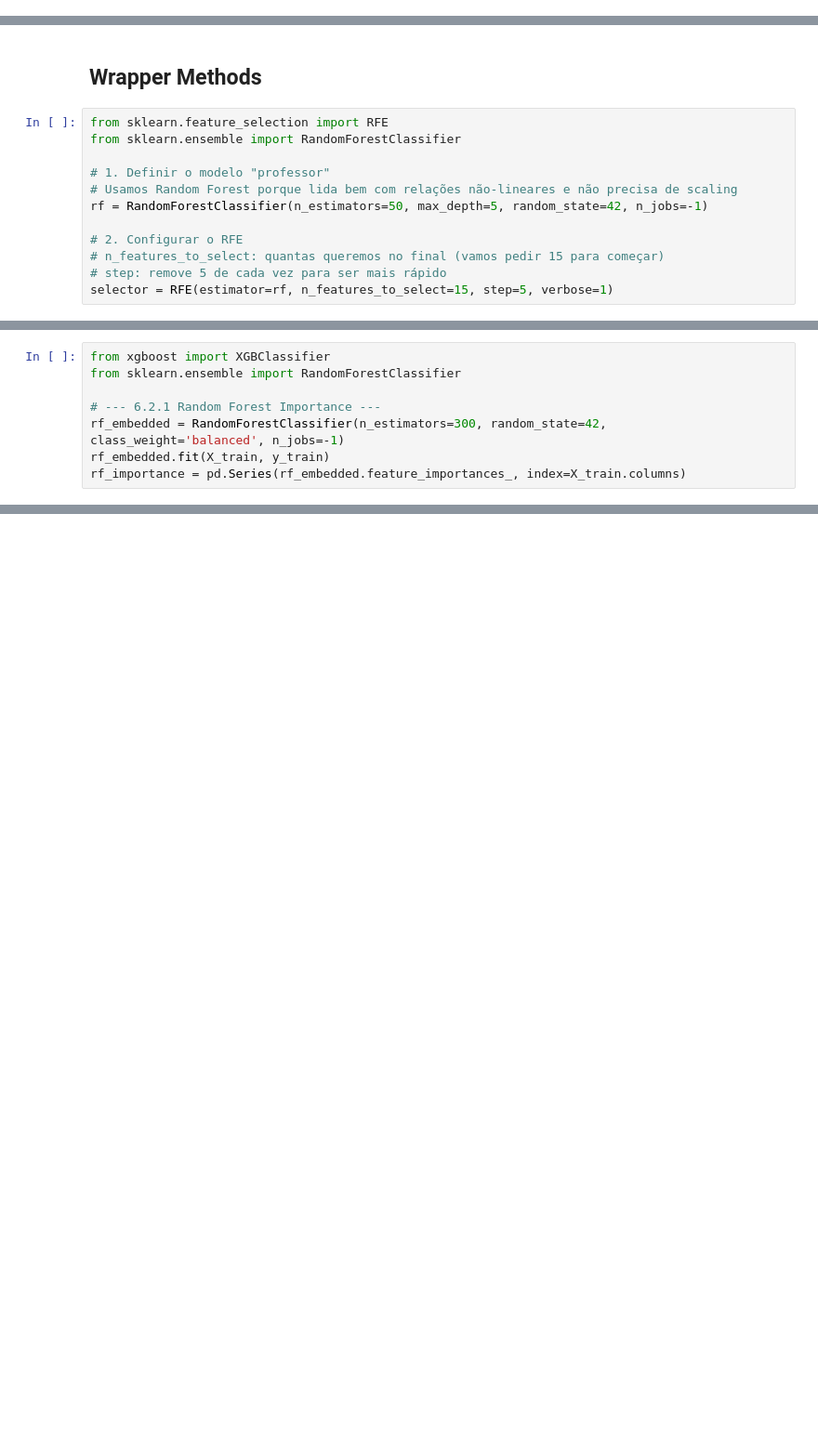
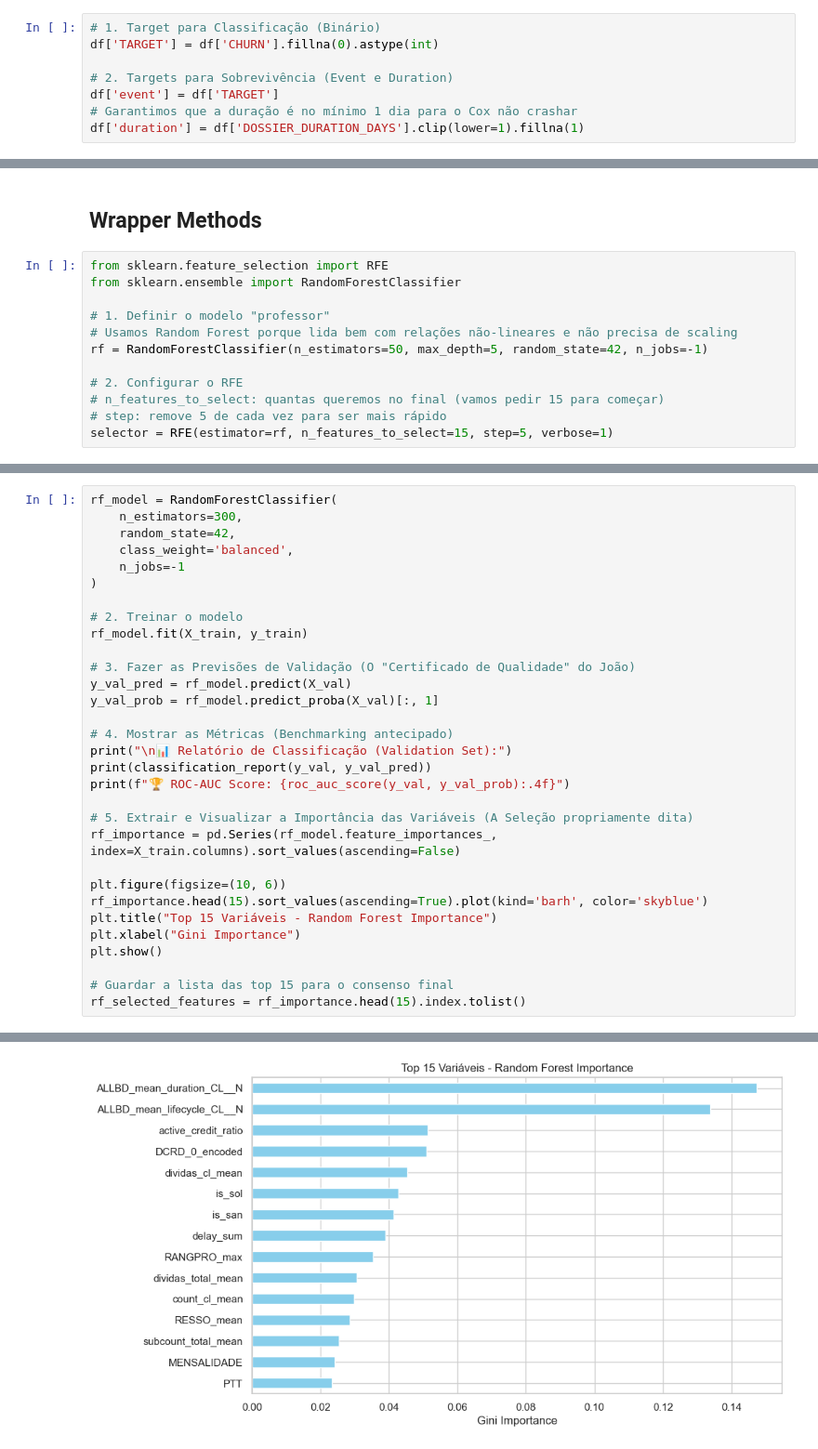
Before and after one commit to Alanog10/BNP-Paribas, a Jupyter notebook: Classification catarina.ipynb, the cells around one changed output, grey strips where cells are left out. Shown at 93% size. Drawn from its saved outputs; the diff is of its cells as text; blank space fills up the shorter version.

```diff
--- a/Classification catarina.ipynb
+++ b/Classification catarina.ipynb
@@ -92,0 +63,8 @@ Colunas removidas: ['CHURN', 'NEXT_DOSSIER_DATE', 'DAYS_TO_NEXT', 'DOSSIER_DURAT
+# %%
+# 1. Target para Classificação (Binário)
+df['TARGET'] = df['CHURN'].fillna(0).astype(int)
+
+# 2. Targets para Sobrevivência (Event e Duration)
+df['event'] = df['TARGET']
+# Garantimos que a duração é no mínimo 1 dia para o Cox não crashar
+df['duration'] = df['DOSSIER_DURATION_DAYS'].clip(lower=1).fillna(1)
@@ -290,8 +308,0 @@ Fitting estimator with 17 features.
-# %%
-from xgboost import XGBClassifier
-from sklearn.ensemble import RandomForestClassifier
-
-# --- 6.2.1 Random Forest Importance ---
-rf_embedded = RandomForestClassifier(n_estimators=300, random_state=42, class_weight='balanced', n_jobs=-1)
-rf_embedded.fit(X_train, y_train)
-rf_importance = pd.Series(rf_embedded.feature_importances_, index=X_train.columns)
@@ -297,0 +331,32 @@ rf_importance = pd.Series(rf_embedded.feature_importances_, index=X_train.column
+# %%
+rf_model = RandomForestClassifier(
+    n_estimators=300,
+    random_state=42,
+    class_weight='balanced',
+    n_jobs=-1
+)
+
+# 2. Treinar o modelo
+rf_model.fit(X_train, y_train)
+
+# 3. Fazer as Previsões de Validação (O "Certificado de Qualidade" do João)
+y_val_pred = rf_model.predict(X_val)
+y_val_prob = rf_model.predict_proba(X_val)[:, 1]
+
+# 4. Mostrar as Métricas (Benchmarking antecipado)
+print("\n📊 Relatório de Classificação (Validation Set):")
+print(classification_report(y_val, y_val_pred))
+print(f"🏆 ROC-AUC Score: {roc_auc_score(y_val, y_val_prob):.4f}")
+
+# 5. Extrair e Visualizar a Importância das Variáveis (A Seleção propriamente dita)
+rf_importance = pd.Series(rf_model.feature_importances_, index=X_train.columns).sort_values(ascending=False)
+
+plt.figure(figsize=(10, 6))
+rf_importance.head(15).sort_values(ascending=True).plot(kind='barh', color='skyblue')
+plt.title("Top 15 Variáveis - Random Forest Importance")
+plt.xlabel("Gini Importance")
+plt.show()
+
+# Guardar a lista das top 15 para o consenso final
+rf_selected_features = rf_importance.head(15).index.tolist()
+# %% [output]
@@ -297,0 +374 @@ rf_importance = pd.Series(rf_embedded.feature_importances_, index=X_train.column
+[figure, added]
```
Also changed, not shown: parts of 27 cells of this notebook.
